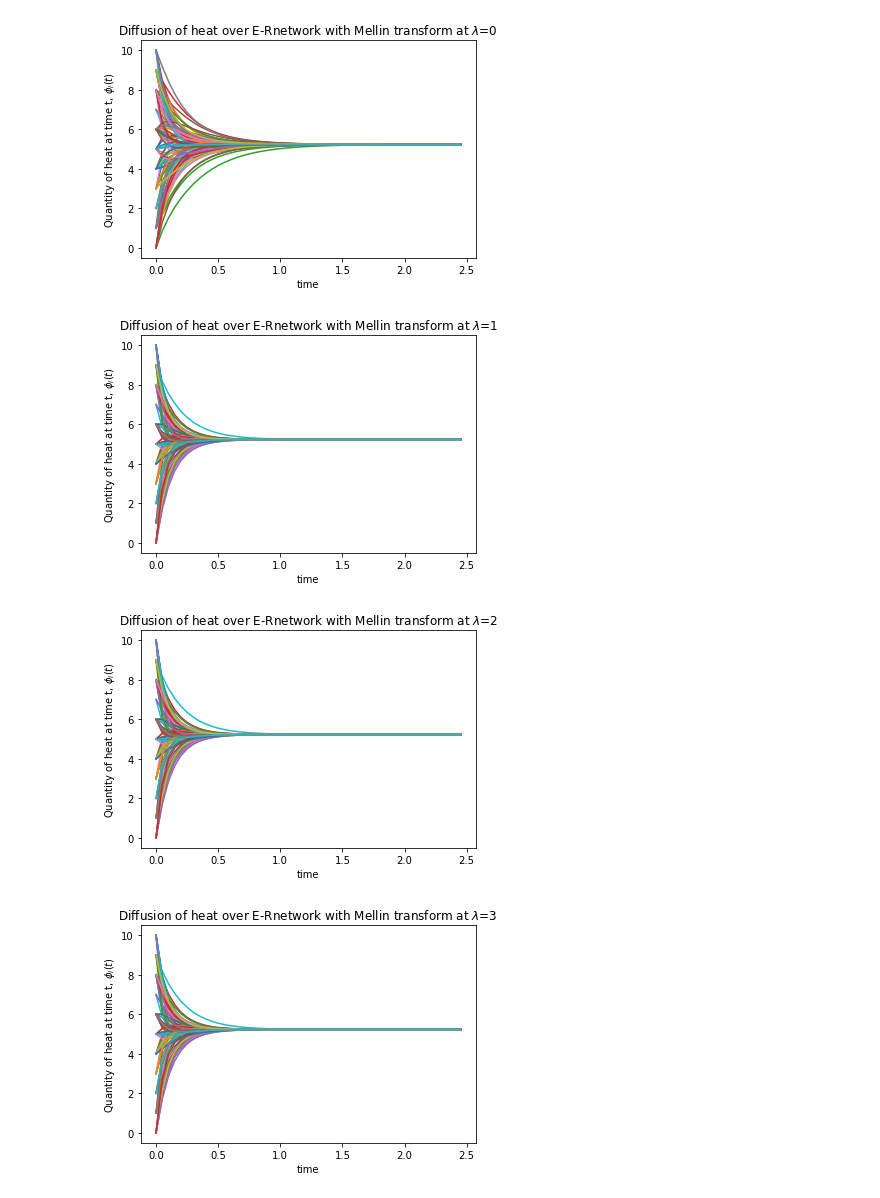
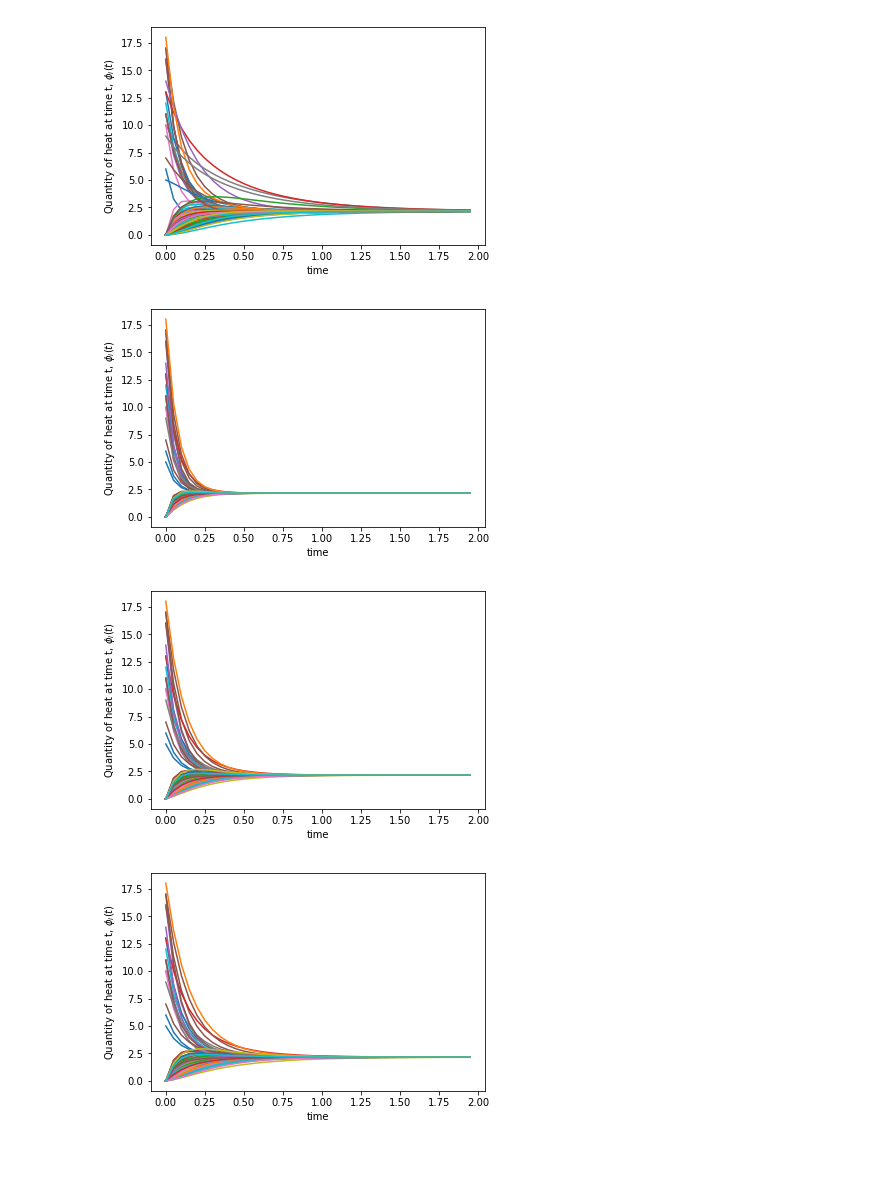
Before and after one commit to NanyanziAlice/Research-Code, a Jupyter notebook: Barabasi-ER-Mellin-Laplace-Diffusion.ipynb, the cells around one changed output. Drawn from its saved outputs; the diff is of its cells as text; code cells hidden in the pictures; blank space fills up the shorter version.

```diff
--- a/Barabasi-ER-Mellin-Laplace-Diffusion.ipynb
+++ b/Barabasi-ER-Mellin-Laplace-Diffusion.ipynb
@@ -56,7 +56,6 @@ def Genlaplacian_mellin(G,s):
     L[row,col] = -L.sum(axis=1)
     return L
 # %%
-
 ###Mellin transform diffusion for Barabasi network####
 
 import scipy.linalg as LA
@@ -72,13 +71,14 @@ while (nx.is_connected(G)==False):                # check if network is connecte
 
 print(nx.average_shortest_path_length(G))
 
-s_lst =[0,1,2,3,4]                            #list of s values for mellin
+s_lst =[1,1.5,2,3]                            #list of s values for mellin
 
 phi_0 = [0]*n
 
 for r in random.sample(range(0,n-1), 20):                        #set intitial heat content, phi_0 by random values
     phi_0[r] = random.randint(0, 20)
 
+i = 0
 for  s in s_lst:
     if s==0:
         L = nx.laplacian_matrix(G).todense()   # to cater for no longrange interactions
@@ -91,7 +91,7 @@ for  s in s_lst:
 
     #plotting results
     phi_lst=[]
-    time = np.arange(0,3.5,0.05)
+    time = np.arange(0,2,0.05)
     for t in time :                             #Loop through times and decay each initial component
         Phi = (phi_0V* (np.exp(-D*t)));         #Exponential decay for each component
         Phi = np.dot(V,Phi);
@@ -113,12 +112,13 @@ for  s in s_lst:
 # %%
 ### Diffusiion of Barabasi network with Laplace tranforms ####
 
-lam_lst =[0,1,2,3,4]                            #list of lambda values for laplace
+lam_lst =[1,1.5,2,3]                            #list of lambda values for laplace
 
-phi_0 = []
-for l in range(0,n):                        #set intitial heat content, phi_0 by random values
-    phi_0.append(random.randint(0, 50))
+#phi_0 = []
+#for l in range(0,n):                        #set intitial heat content, phi_0 by random values
+    #phi_0.append(random.randint(0, 50))
 
+i=0
 for  lam in lam_lst:
     if lam ==0:
         L = nx.laplacian_matrix(G).todense()   # to cater for no longrange interactions
@@ -131,7 +131,7 @@ for  lam in lam_lst:
 
     #plotting results
     phi_lst=[]
-    time = np.arange(0,2.5,0.05)
+    time = np.arange(0,2,0.05)
     for t in time :                             #Loop through times and decay each initial component
         Phi = (phi_0V* (np.exp(-D*t)));         #Exponential decay for each component
         Phi = np.dot(V,Phi);
@@ -141,6 +141,6 @@ for  lam in lam_lst:
     plt.plot(time,phi_lst)
     plt.xlabel('time')
     plt.ylabel('Quantity of heat at time t, $\phi_i(t)$')
-    plt.title('Diffusion of heat over barabasi network for Laplace transform at $\lambda$='+str(lam))
+    #plt.title('Diffusion of heat over barabasi network for Laplace transform at $\lambda$='+str(lam))
     plt.show()
 # %% [output]
@@ -165,7 +164,7 @@ while (nx.is_connected(G)==False):                      # check if network is co
 
 print(nx.average_shortest_path_length(G))
 
-s_lst =[0,1,2,3,4]                            #list of s values for mellin
+s_lst =[0,1,1.5,2,3,4]                            #list of s values for mellin
 
 phi_0 = [0]*n
 
@@ -184,7 +183,7 @@ for  s in s_lst:
 
     #plotting results
     phi_lst=[]
-    time = np.arange(0,3.5,0.05)
+    time = np.arange(0,2.0,0.05)
     for t in time :                             #Loop through times and decay each initial component
         Phi = (phi_0V* (np.exp(-D*t)));         #Exponential decay for each component
         Phi = np.dot(V,Phi);
@@ -206,33 +206,34 @@ for  s in s_lst:
 # %%
 #### Diffusion on ER network for laplace transforms
-lam_lst = [0,1,2,3,4]
+
+lam_lst = [0,1,1.5,2,3,4]
 
 for  lam in lam_lst:
     if lam==0:
         L = nx.laplacian_matrix(G).todense()   # to cater for no longrange interactions
     else:
-        L = Genlaplacian_mellin(G,s)
+        L = Genlaplacian_laplace(G,lam)
     D, V = LA.eigh(L);                              #Compute the eigenvalues/vectors of the laplacian matrix
     D = np.reshape(D,(n,1), order='F')
     phi_0 = np.reshape(phi_0,(n,1), order='F');
     phi_0V = np.dot((V.conj().transpose()),phi_0) #Transform the initial condition into the coordinate system of the eigenvectors
 
     #plotting results
     phi_lst=[]
-    time = np.arange(0,2.5,0.05)
+    time = np.arange(0,2.0,0.05)
     for t in time :                             #Loop through times and decay each initial component
         Phi = (phi_0V* (np.exp(-D*t)));         #Exponential decay for each component
         Phi = np.dot(V,Phi);
         #Phi =  np.reshape(Phi, (1,n), order='F')                #shape phi to a lattice shape
         phi_lst.append((Phi.ravel()).tolist())
 
     plt.plot(time,phi_lst)
     plt.xlabel('time')
     plt.ylabel('Quantity of heat at time t, $\phi_i(t)$')
-    plt.title('Diffusion of heat over E-Rnetwork with Mellin transform at $\lambda$='+str(lam))
+    #plt.title('Diffusion of heat over E-Rnetwork with Mellin transform at $\lambda$='+str(lam))
     plt.show()
 # %% [output]
-[figure, old version]
+[figure, new version]
-[figure, old version]
+[figure, new version]
-[figure, old version]
+[figure, new version]
-[figure, old version]
+[figure, new version]
```
Also changed, not shown: parts of 5 cells of this notebook, 3 other files.
